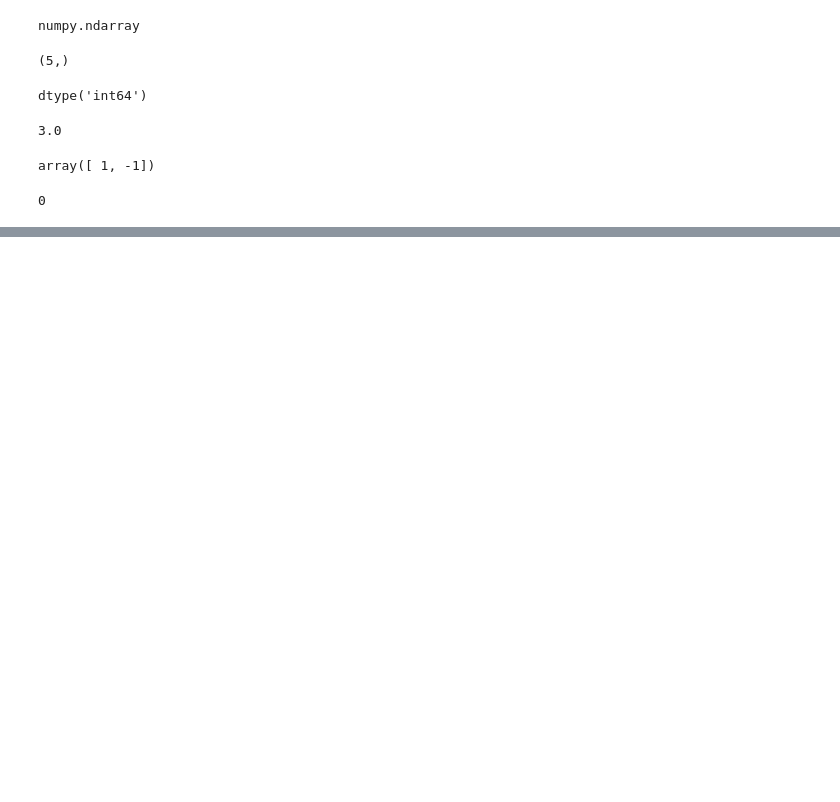
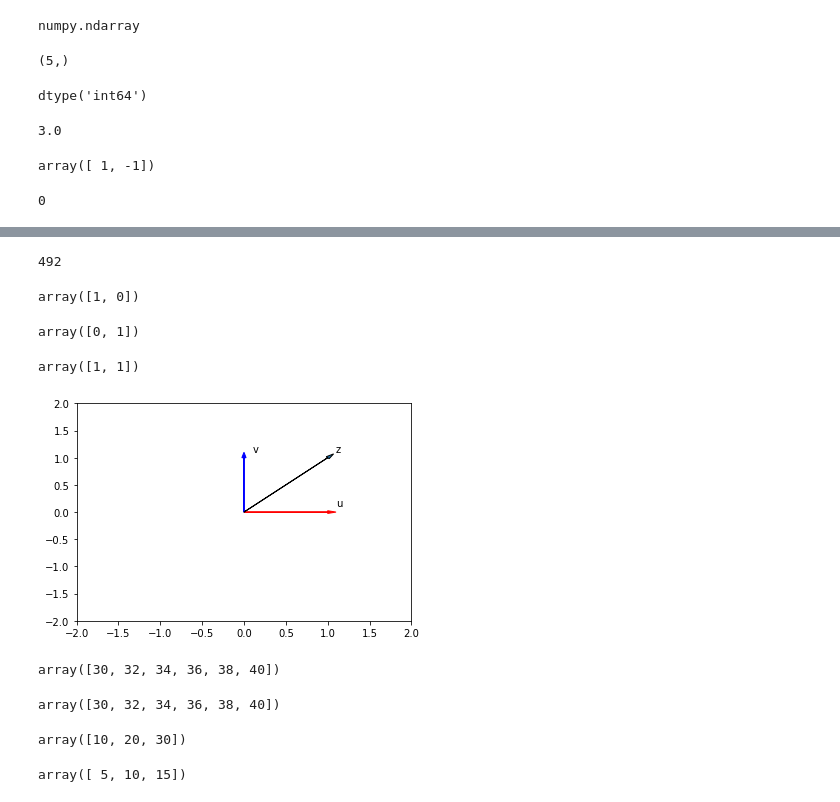
Before and after one commit to PosgradoMNA/actividades-de-aprendizaje-Rodrigo-Rodriguez-Rodriguez, a Jupyter notebook: A01183284-Modulo5.ipynb, the cells around one changed output, grey strips where cells are left out. Drawn from its saved outputs; the diff is of its cells as text; code cells hidden in the pictures; blank space fills up the shorter version.

```diff
--- a/A01183284-Modulo5.ipynb
+++ b/A01183284-Modulo5.ipynb
@@ -35,0 +212,52 @@ np.dot(np.array([1,-1]),np.array([1,1]))
+# %%
+max_c = c.max()
+max_c
+
+min_c = c.min()
+min_c
+
+
+Sum = (max_c +min_c)
+Sum
+# %% [output]
+492
+# %%
+u = np.array([1, 0])
+u
+# %% [output]
+array([1, 0])
+# %%
+v = np.array([0, 1])
+v
+# %% [output]
+array([0, 1])
+# %%
+z = np.add(u, v)
+z
+# %% [output]
+array([1, 1])
+# %%
+import time
+import sys
+import numpy as np
+
+import matplotlib.pyplot as plt
+%matplotlib inline
+
+def Plotvec1(u, z, v):
+
+    ax = plt.axes()
+    ax.arrow(0, 0, *u, head_width=0.05, color='r', head_length=0.1)
+    plt.text(*(u + 0.1), 'u')
+
+    ax.arrow(0, 0, *v, head_width=0.05, color='b', head_length=0.1)
+    plt.text(*(v + 0.1), 'v')
+
+    ax.arrow(0, 0, *z, head_width=0.05, head_length=0.1)
+    plt.text(*(z + 0.1), 'z')
+    plt.ylim(-2, 2)
+    plt.xlim(-2, 2)
+# %%
+Plotvec1(u, z, v)
+# %% [output]
+[figure, added]
@@ -35,0 +267,20 @@ np.dot(np.array([1,-1]),np.array([1,1]))
+# %%
+arr3 = np.add(arr1, arr2)
+arr3
+# %% [output]
+array([30, 32, 34, 36, 38, 40])
+# %%
+arr3 = np.add(arr1, arr2)
+arr3
+# %% [output]
+array([30, 32, 34, 36, 38, 40])
+# %%
+a = np.array([10, 20, 30])
+a
+# %% [output]
+array([10, 20, 30])
+# %%
+b = np.array([5, 10, 15])
+b
+# %% [output]
+array([ 5, 10, 15])
```
Also changed, not shown: parts of 153 cells of this notebook.
